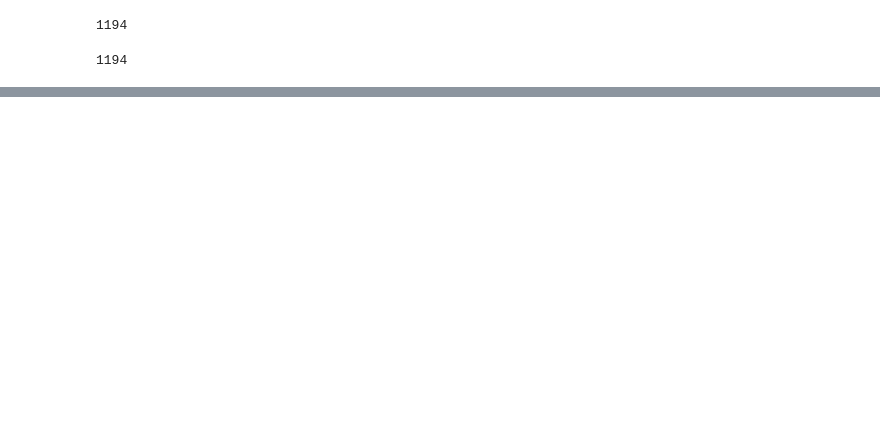
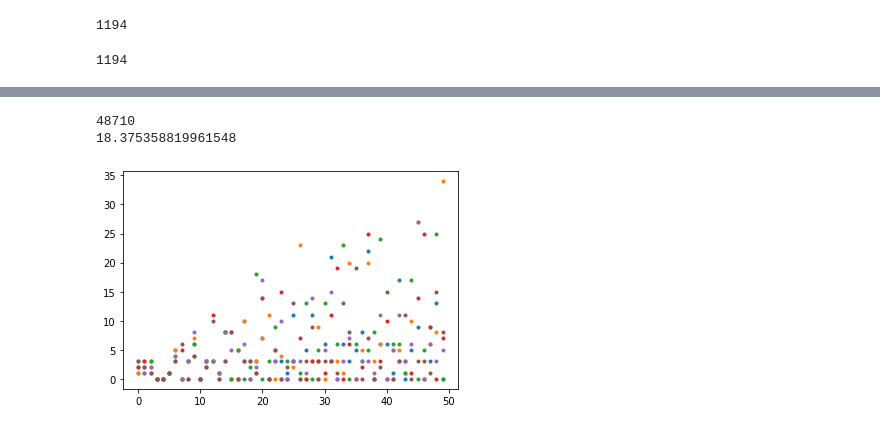
Before and after one commit to roelandvdv/advent-of-code, a Jupyter notebook: 2020/notebooks/Day 15.ipynb, the cells around one changed output, grey strips where cells are left out. Drawn from its saved outputs; the diff is of its cells as text; code cells hidden in the pictures; blank space fills up the shorter version.

```diff
--- a/2020/notebooks/Day 15.ipynb
+++ b/2020/notebooks/Day 15.ipynb
@@ -79,0 +56,24 @@ get_nth(test_input, 200)[1]
+# %%
+# Puzzle 2
+# Does not scale linearly, 8/15s? for 100000, 80s for 300000
+# With improvement (single dict, no copying): 0.13s for 3e5, 1.5s for 3e6, 17s for 3e7
+import time
+t = time.time()
+print(get_nth_alt(puzzle_input, 30000000))
+elapsed = time.time() - t
+print(elapsed)
+# %% [output]
+48710
+18.375358819961548
+# %%
+# Plotting
+import matplotlib.pyplot as plt
+from itertools import permutations
+
+perms = permutations([1,2,3], 3)
+
+for p in perms:
+    y = get_nth(p, 50)[1]
+    plt.plot(y,'.')
+# %% [output]
+[figure, added]
```
Also changed, not shown: parts of 3 cells of this notebook, 1 other file.
